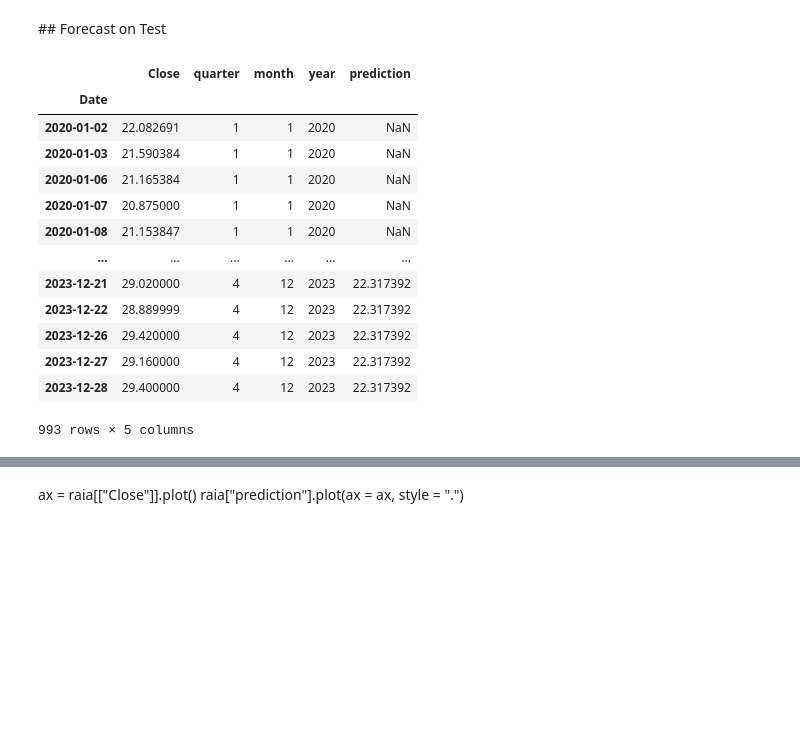
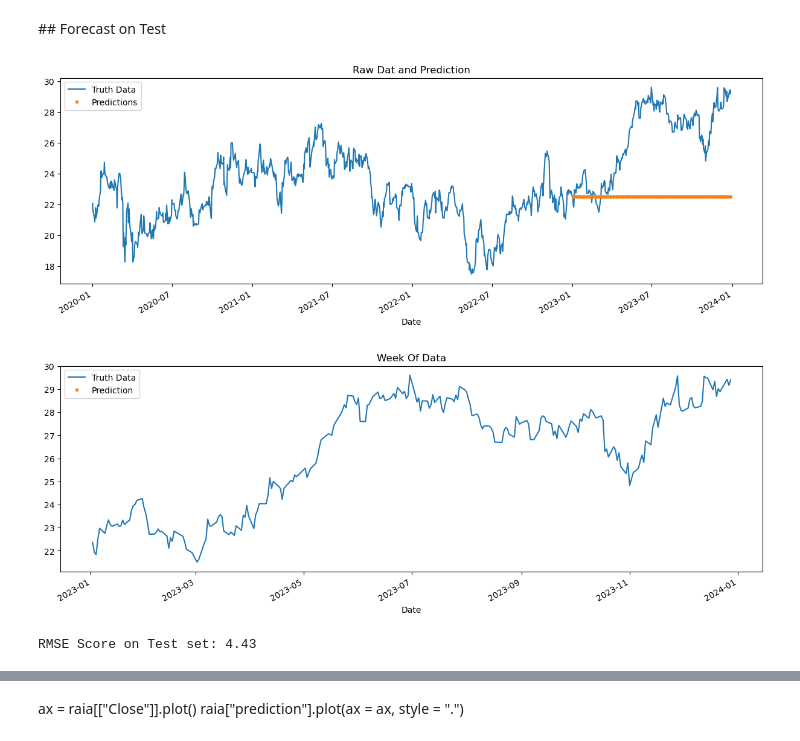
Before and after one commit to izazaka/ML, a Jupyter notebook: XGB.ipynb, the cells around one changed output, grey strips where cells are left out. Saved outputs shown, nothing was run; the diff lists cells and outputs as text; code cells hidden in the pictures; blank space fills up the shorter version.

```diff
--- a/XGB.ipynb
+++ b/XGB.ipynb
@@ -206,17 +200,25 @@ test["prediction"] = reg.predict(X_test)
-# %%
-raia.merge(test[["prediction"]], how = "left", left_index = True, right_index = True)
-# %% [output]
-|  | Close | quarter | month | year | prediction |
-| Date |  |  |  |  |  |
-| 2020-01-02 | 22.082691 | 1 | 1 | 2020 | NaN |
-| 2020-01-03 | 21.590384 | 1 | 1 | 2020 | NaN |
-| 2020-01-06 | 21.165384 | 1 | 1 | 2020 | NaN |
-| 2020-01-07 | 20.875000 | 1 | 1 | 2020 | NaN |
-| 2020-01-08 | 21.153847 | 1 | 1 | 2020 | NaN |
-| ... | ... | ... | ... | ... | ... |
-| 2023-12-21 | 29.020000 | 4 | 12 | 2023 | 22.317392 |
-| 2023-12-22 | 28.889999 | 4 | 12 | 2023 | 22.317392 |
-| 2023-12-26 | 29.420000 | 4 | 12 | 2023 | 22.317392 |
-| 2023-12-27 | 29.160000 | 4 | 12 | 2023 | 22.317392 |
-| 2023-12-28 | 29.400000 | 4 | 12 | 2023 | 22.317392 |
-993 rows × 5 columns
+# %%
+
+test['prediction'] = reg.predict(X_test)
+raia = raia.merge(test[['prediction']], how='left', left_index=True, right_index=True)
+ax = raia[['Close']].plot(figsize=(15, 5))
+test['prediction'].plot(ax=ax, style='.')
+plt.legend(['Truth Data', 'Predictions'])
+ax.set_title('Raw Dat and Prediction')
+plt.show()
+# %% [output]
+[figure, added]
+# %%
+ax = raia.loc[(raia.index > '01-01-2023') & (raia.index < '01-01-2024')]['Close'] \
+    .plot(figsize=(15, 5), title='Week Of Data')
+raia.loc[(raia.index > '01-01-2023') & (raia.index < '01-01-2023')]['prediction'] \
+    .plot(style='.')
+plt.legend(['Truth Data','Prediction'])
+plt.show()
+# %% [output]
+[figure, added]
+# %%
+score = np.sqrt(mean_squared_error(test['Close'], test['prediction']))
+print(f'RMSE Score on Test set: {score:0.2f}')
+# %% [output]
+RMSE Score on Test set: 4.43
```
Also changed, not shown: parts of 35 cells of this notebook, 9 other files.
